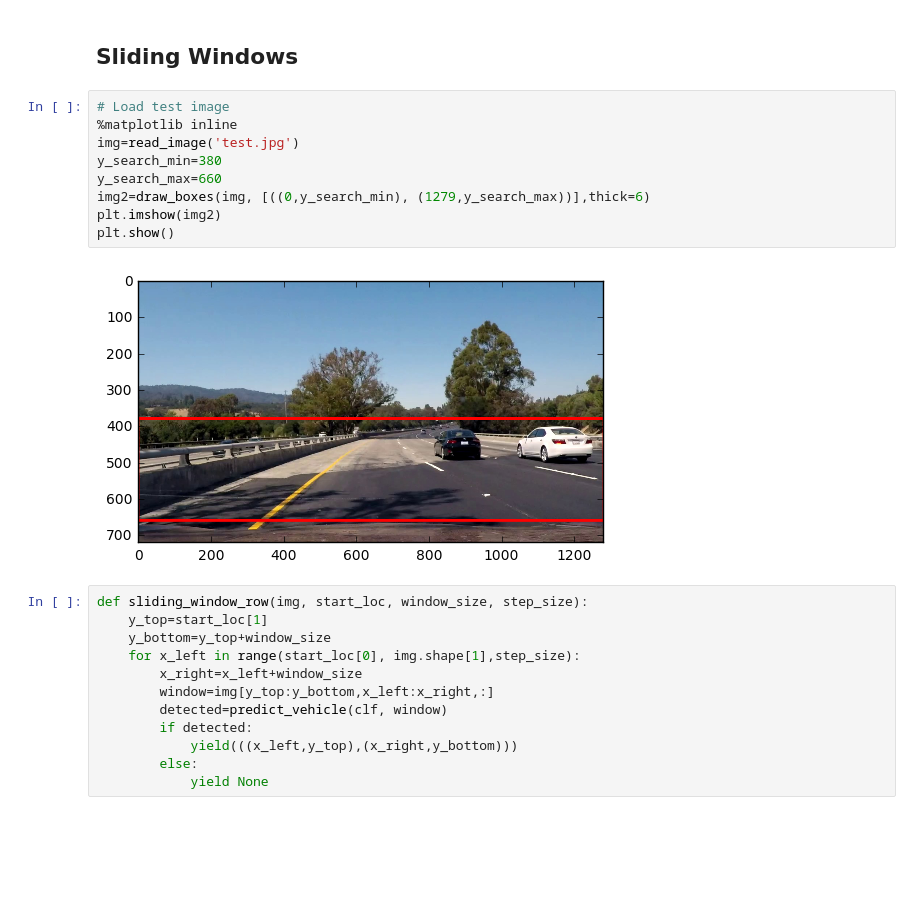
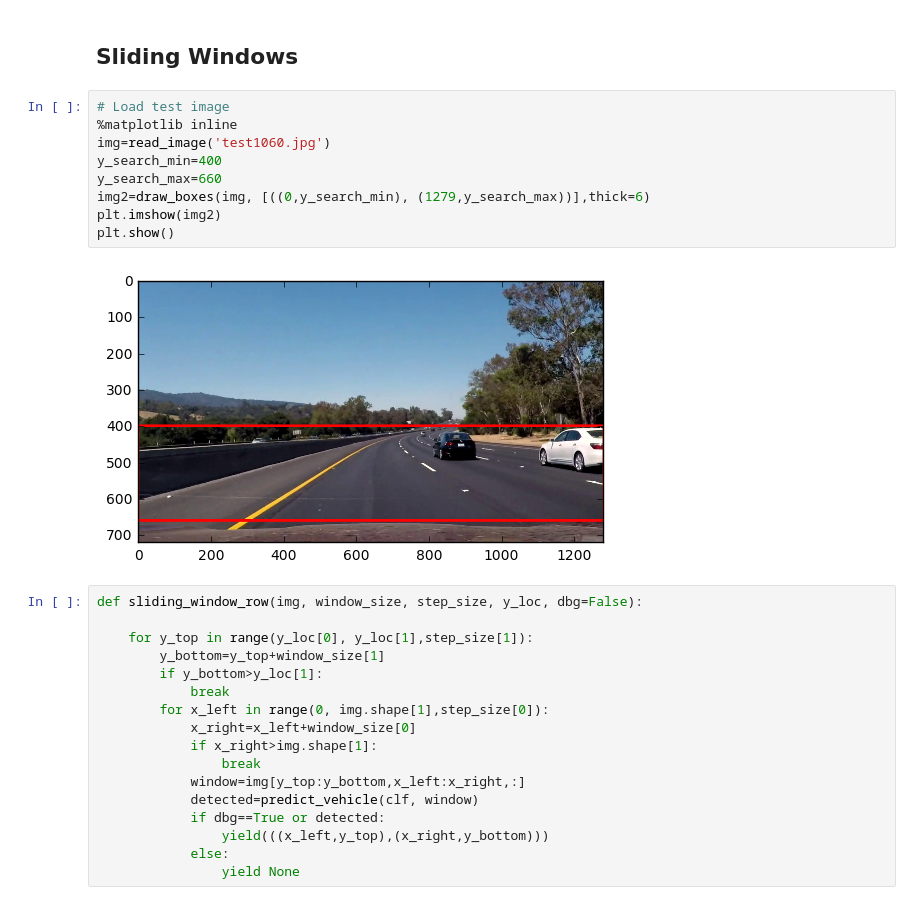
Before and after one commit to soon-yau/SDCND_Term1, a Jupyter notebook: vehicle-detect-tracking/vehicle-detect-track.ipynb, the cells around one changed output. Drawn from its saved outputs; the diff is of its cells as text; blank space fills up the shorter version.

```diff
--- a/vehicle-detect-tracking/vehicle-detect-track.ipynb
+++ b/vehicle-detect-tracking/vehicle-detect-track.ipynb
@@ -274,26 +274,31 @@ array([1])
 # %%
 # Load test image
 %matplotlib inline
-img=read_image('test.jpg')
-y_search_min=380
+img=read_image('test1060.jpg')
+y_search_min=400
 y_search_max=660
 img2=draw_boxes(img, [((0,y_search_min), (1279,y_search_max))],thick=6)
 plt.imshow(img2)
 plt.show()
 # %% [output]
-[figure, old version]
+[figure, new version]
 # %%
-def sliding_window_row(img, start_loc, window_size, step_size):
-    y_top=start_loc[1]
-    y_bottom=y_top+window_size
-    for x_left in range(start_loc[0], img.shape[1],step_size):
-        x_right=x_left+window_size
-        window=img[y_top:y_bottom,x_left:x_right,:]
-        detected=predict_vehicle(clf, window)
-        if detected:
-            yield(((x_left,y_top),(x_right,y_bottom)))
-        else:
-            yield None
+def sliding_window_row(img, window_size, step_size, y_loc, dbg=False):
+
+    for y_top in range(y_loc[0], y_loc[1],step_size[1]):
+        y_bottom=y_top+window_size[1]
+        if y_bottom>y_loc[1]:
+            break
+        for x_left in range(0, img.shape[1],step_size[0]):
+            x_right=x_left+window_size[0]
+            if x_right>img.shape[1]:
+                break
+            window=img[y_top:y_bottom,x_left:x_right,:]
+            detected=predict_vehicle(clf, window)
+            if dbg==True or detected:
+                yield(((x_left,y_top),(x_right,y_bottom)))
+            else:
+                yield None
 # %%
 %matplotlib inline
 img3=img.copy()
```
Also changed, not shown: parts of 1 cell of this notebook.
